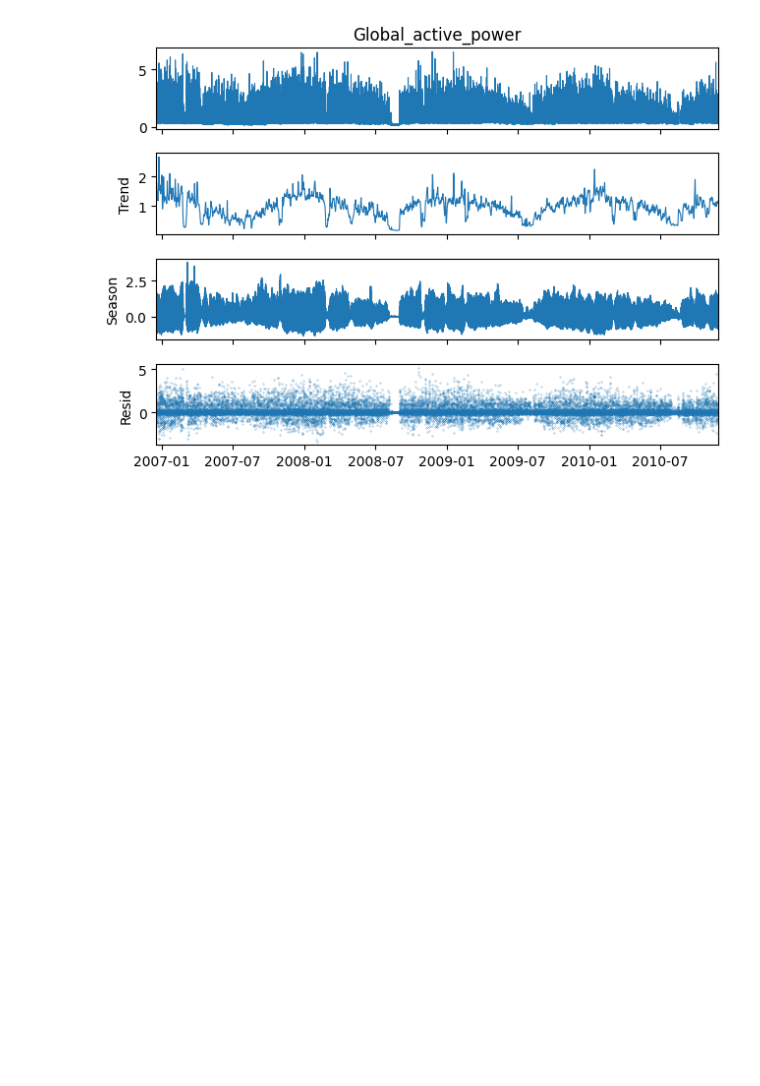
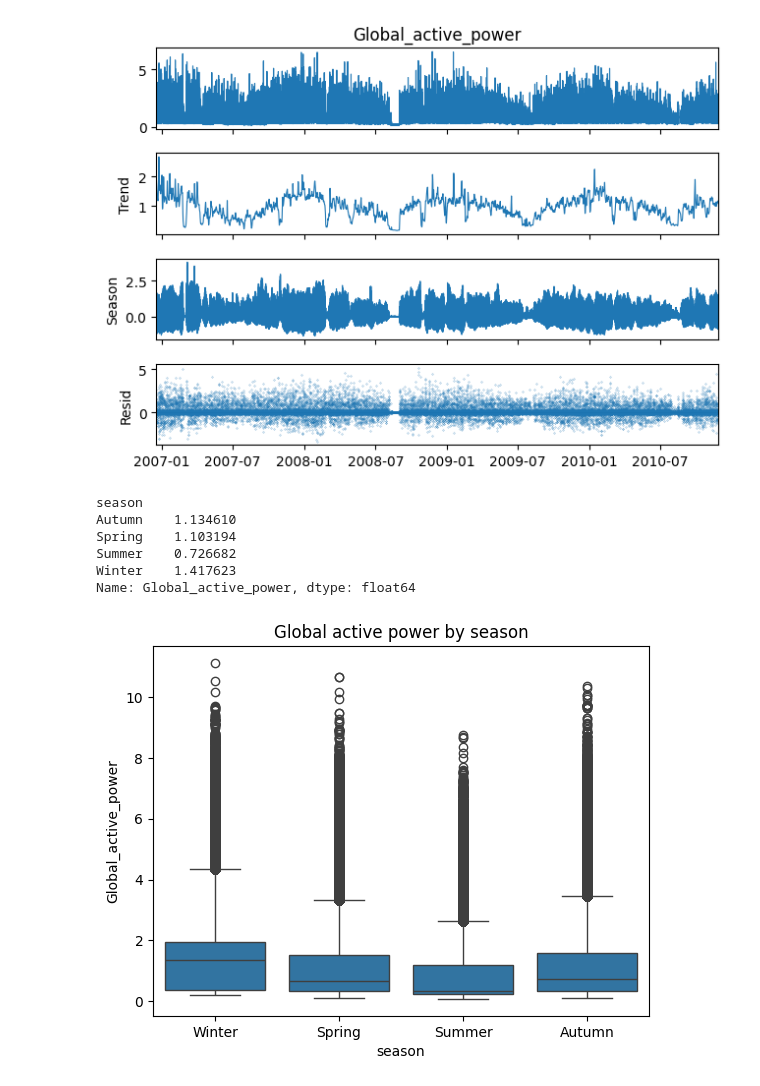
Before and after one commit to veetirajaniemi/adaml-ml-project, a Jupyter notebook: time_series_decomposition.ipynb, the cells around one changed output. Drawn from its saved outputs; the diff is of its cells as text; code cells hidden in the pictures; blank space fills up the shorter version.

```diff
--- a/time_series_decomposition.ipynb
+++ b/time_series_decomposition.ipynb
@@ -53,3 +53,35 @@ plt.tight_layout()
 plt.show()
 # %% [output]
 [figure]
+# %%
+# Luodaan sarake kuukaudelle
+df["month"] = df.index.month
+
+# Määritellään vuodenajat (voit säätää rajoja halutessasi)
+def get_season(month):
+    if month in [12, 1, 2]:
+        return "Winter"
+    elif month in [3, 4, 5]:
+        return "Spring"
+    elif month in [6, 7, 8]:
+        return "Summer"
+    else:
+        return "Autumn"
+
+df["season"] = df["month"].apply(get_season)
+
+# Esim. piirrä keskiarvot vuodenajoittain
+seasonal_means = df.groupby("season")["Global_active_power"].mean()
+print(seasonal_means)
+
+sns.boxplot(x="season", y="Global_active_power", data=df, order=["Winter","Spring","Summer","Autumn"])
+plt.title("Global active power by season")
+plt.show()
+# %% [output]
+season
+Autumn    1.134610
+Spring    1.103194
+Summer    0.726682
+Winter    1.417623
+Name: Global_active_power, dtype: float64
+[figure, added]
```
Also changed, not shown: parts of 3 cells of this notebook.
